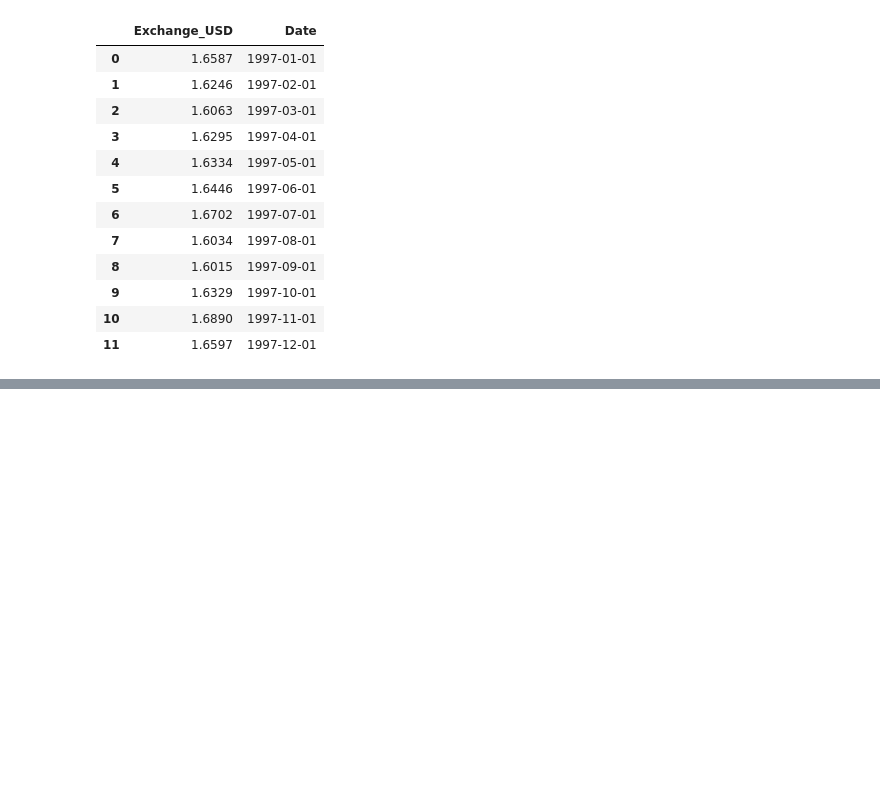
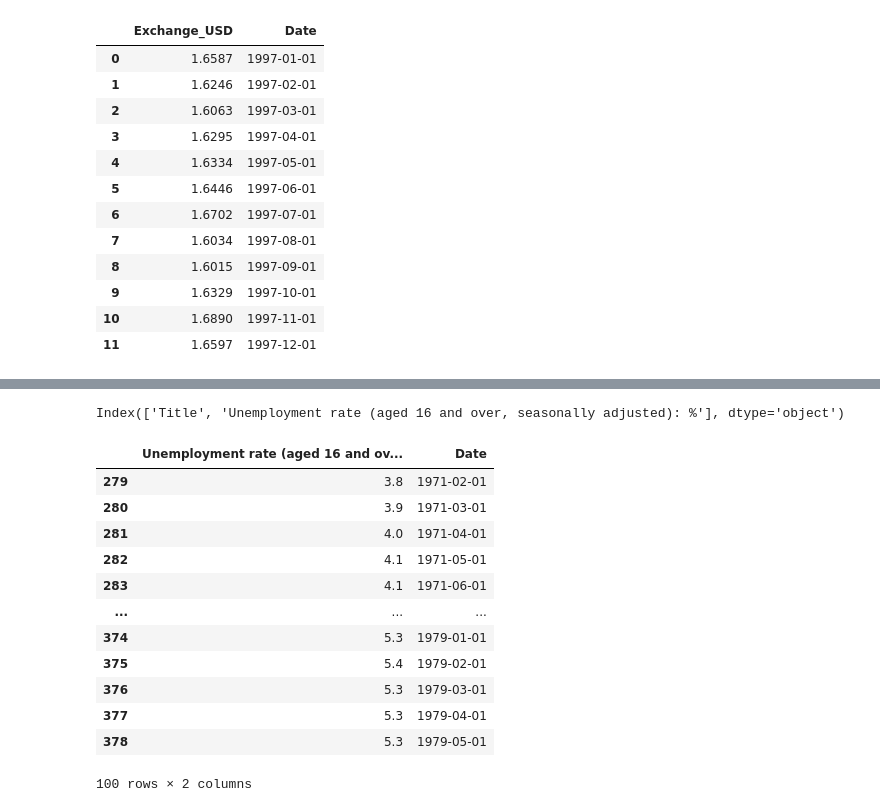
Before and after one commit to a238-khan/UK-inflation-forecasting-XAI, a Jupyter notebook: data/processed/Extract_clean.ipynb, the cells around one changed output, grey strips where cells are left out. Saved outputs shown, nothing was run; the diff lists cells and outputs as text; code cells hidden in the pictures; blank space fills up the shorter version.

```diff
--- a/data/processed/Extract_clean.ipynb
+++ b/data/processed/Extract_clean.ipynb
@@ -408,0 +419,40 @@ exchange_monthly.head(12)
+# %%
+df_unemp.columns
+# %% [output]
+Index(['Title', 'Unemployment rate (aged 16 and over, seasonally adjusted): %'], dtype='object')
+# %%
+months = "JAN|FEB|MAR|APR|MAY|JUN|JUL|AUG|SEP|OCT|NOV|DEC"
+
+unemp_clean = df_unemp[df_unemp["Title"].str.contains(months, na=False)].copy()
+
+# Drop blank rows
+unemp_clean = unemp_clean.dropna(how="all")
+
+# Drop rows missing date or value
+unemp_col = "Unemployment rate (aged 16 and over, seasonally adjusted): %"
+unemp_clean = unemp_clean.dropna(subset=["Title", unemp_col])
+# %%
+# Convert Title → datetime
+unemp_clean["Date"] = pd.to_datetime(unemp_clean["Title"], format="%Y %b", errors="coerce")
+
+# Convert unemployment value → numeric
+unemp_clean[unemp_col] = pd.to_numeric(unemp_clean[unemp_col], errors="coerce")
+
+# Drop the old Title column
+unemp_clean = unemp_clean.drop(columns=["Title"])
+# %%
+unemp_clean.head(100)
+# %% [output]
+|  | Unemployment rate (aged 16 and ov... | Date |
+| 279 | 3.8 | 1971-02-01 |
+| 280 | 3.9 | 1971-03-01 |
+| 281 | 4.0 | 1971-04-01 |
+| 282 | 4.1 | 1971-05-01 |
+| 283 | 4.1 | 1971-06-01 |
+| ... | ... | ... |
+| 374 | 5.3 | 1979-01-01 |
+| 375 | 5.4 | 1979-02-01 |
+| 376 | 5.3 | 1979-03-01 |
+| 377 | 5.3 | 1979-04-01 |
+| 378 | 5.3 | 1979-05-01 |
+100 rows × 2 columns
```
Also changed, not shown: parts of 16 cells of this notebook, 1 other file.
